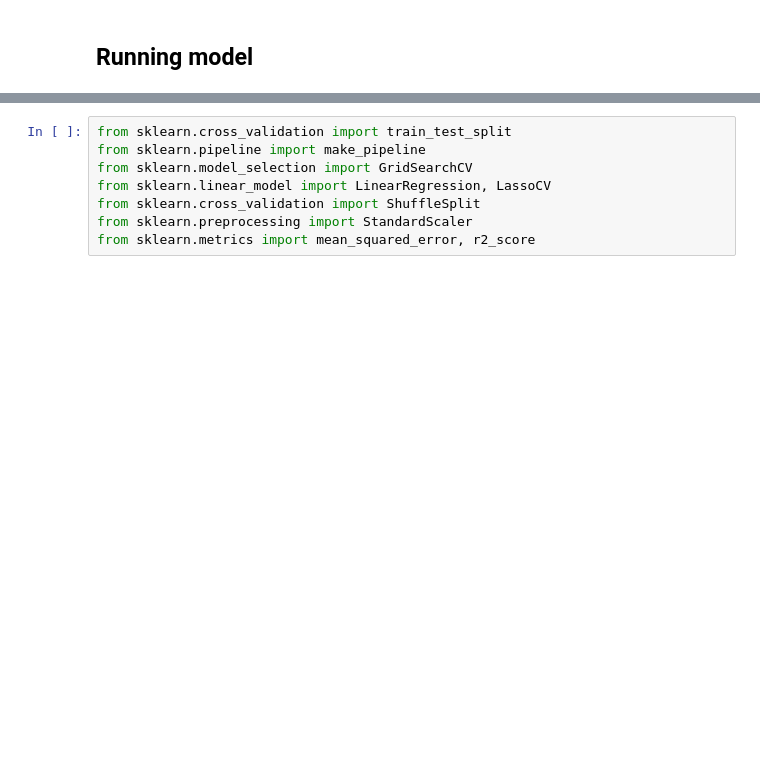
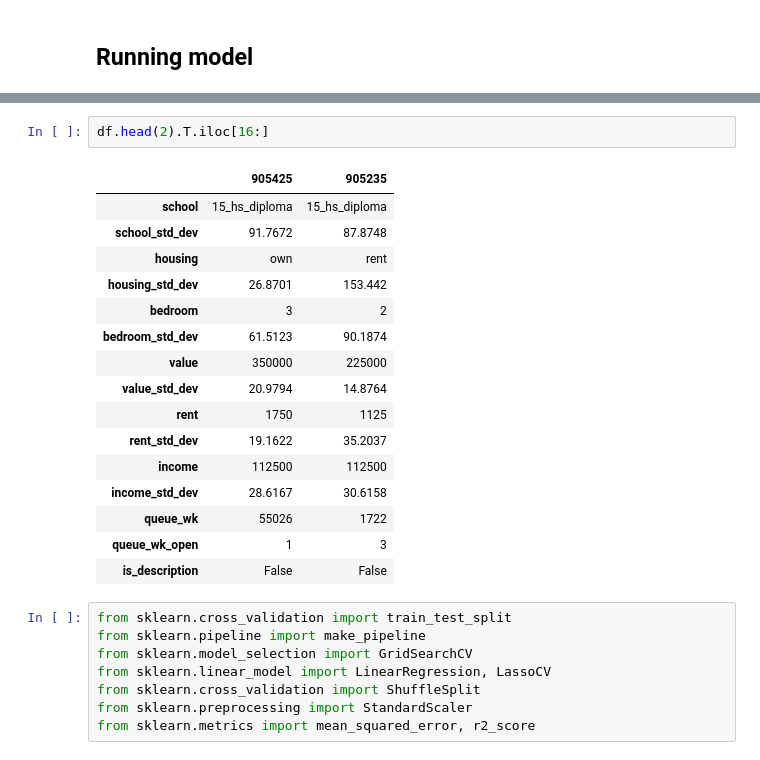
Before and after one commit to aok1425/311-prediction-times, a Jupyter notebook: modeling_completion_time/08 LassoCV R2 0.54.ipynb, the cells around one changed output, grey strips where cells are left out. Saved outputs shown, nothing was run; the diff lists cells and outputs as text; blank space fills up the shorter version.

```diff
--- a/modeling_completion_time/08 LassoCV R2 0.54.ipynb
+++ b/modeling_completion_time/08 LassoCV R2 0.54.ipynb
@@ -105,3 +125,22 @@ df_dummified.shape
+# %%
+df.head(2).T.iloc[16:]
+# %% [output]
+|  | 905425 | 905235 |
+| school | 15_hs_diploma | 15_hs_diploma |
+| school_std_dev | 91.7672 | 87.8748 |
+| housing | own | rent |
+| housing_std_dev | 26.8701 | 153.442 |
+| bedroom | 3 | 2 |
+| bedroom_std_dev | 61.5123 | 90.1874 |
+| value | 350000 | 225000 |
+| value_std_dev | 20.9794 | 14.8764 |
+| rent | 1750 | 1125 |
+| rent_std_dev | 19.1622 | 35.2037 |
+| income | 112500 | 112500 |
+| income_std_dev | 28.6167 | 30.6158 |
+| queue_wk | 55026 | 1722 |
+| queue_wk_open | 1 | 3 |
+| is_description | False | False |
 # %%
 from sklearn.cross_validation import train_test_split
 from sklearn.pipeline import make_pipeline
```
Also changed, not shown: parts of 1 cell of this notebook, 8 other files.
